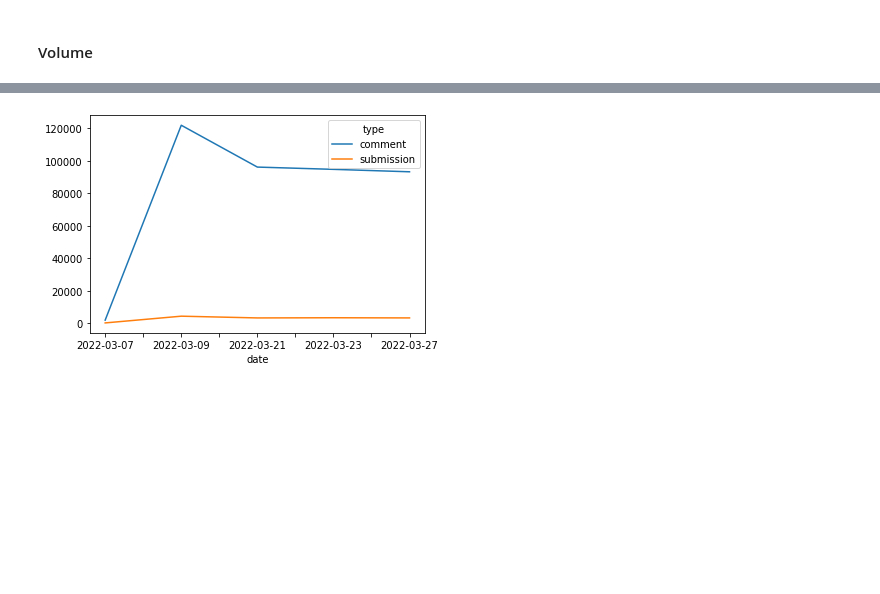
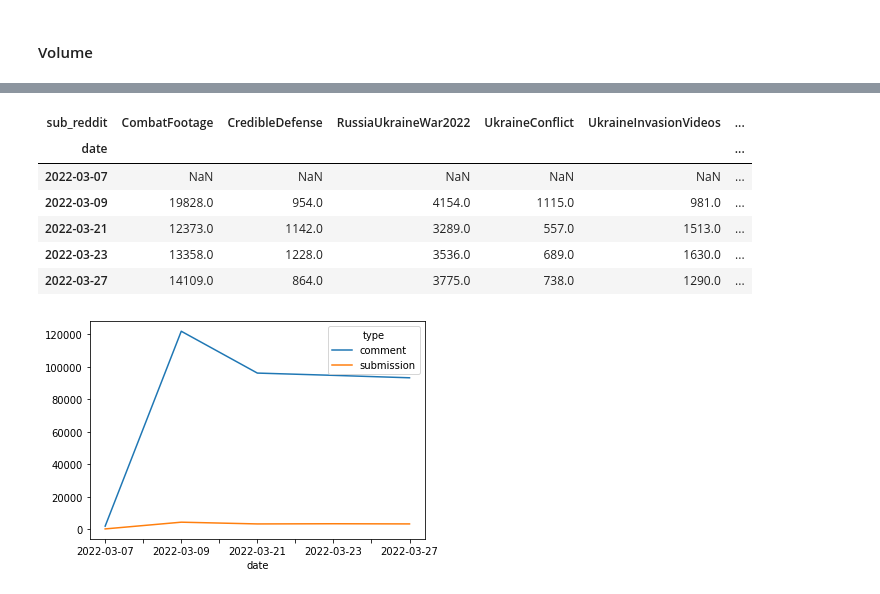
Before and after one commit to Lina-Elkjaer/NLPexam, a Jupyter notebook: data_viewer.ipynb, the cells around one changed output, grey strips where cells are left out. Saved outputs shown, nothing was run; the diff lists cells and outputs as text; code cells hidden in the pictures; blank space fills up the shorter version.

```diff
--- a/data_viewer.ipynb
+++ b/data_viewer.ipynb
@@ -104,3 +169,13 @@ volume_sr.plot().figure.savefig(outfile)
+# %%
+volume_sr
+# %% [output]
+| sub_reddit | CombatFootage | CredibleDefense | RussiaUkraineWar2022 | UkraineConflict | UkraineInvasionVideos | ... |
+| date |  |  |  |  |  | ... |
+| 2022-03-07 | NaN | NaN | NaN | NaN | NaN | ... |
+| 2022-03-09 | 19828.0 | 954.0 | 4154.0 | 1115.0 | 981.0 | ... |
+| 2022-03-21 | 12373.0 | 1142.0 | 3289.0 | 557.0 | 1513.0 | ... |
+| 2022-03-23 | 13358.0 | 1228.0 | 3536.0 | 689.0 | 1630.0 | ... |
+| 2022-03-27 | 14109.0 | 864.0 | 3775.0 | 738.0 | 1290.0 | ... |
 # %%
 # plot volume per day by type
 volume_t = vol_temp.groupby("type")["date"].value_counts()
```
Also changed, not shown: parts of 5 cells of this notebook.
